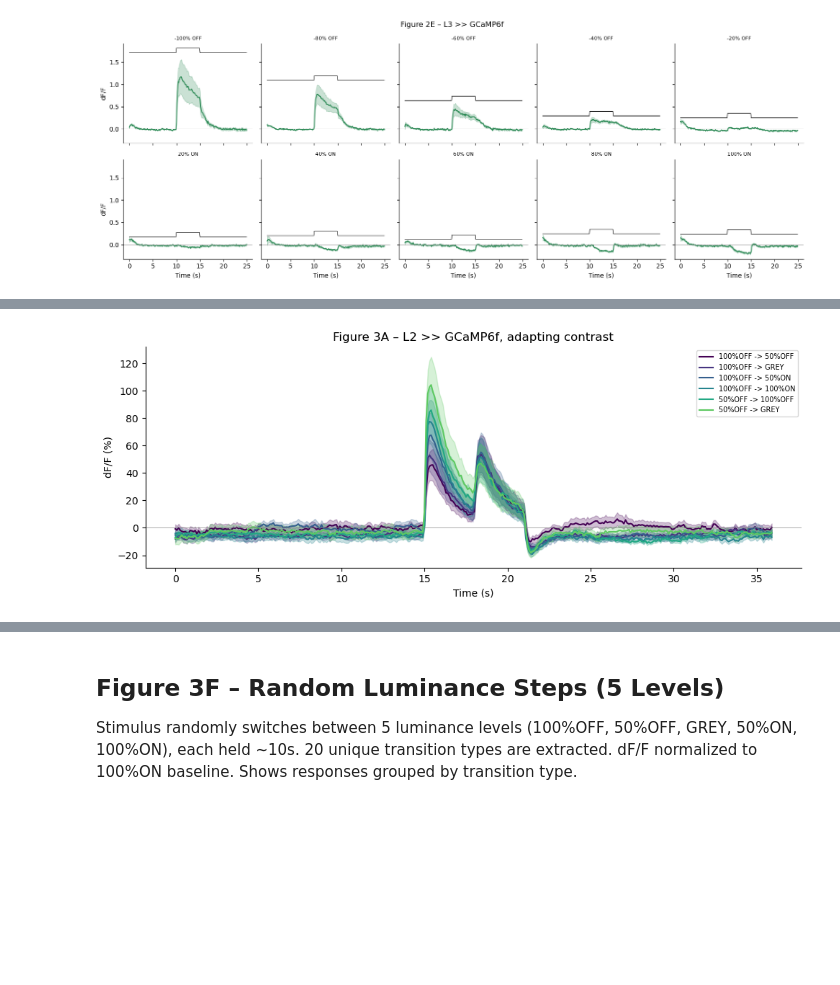
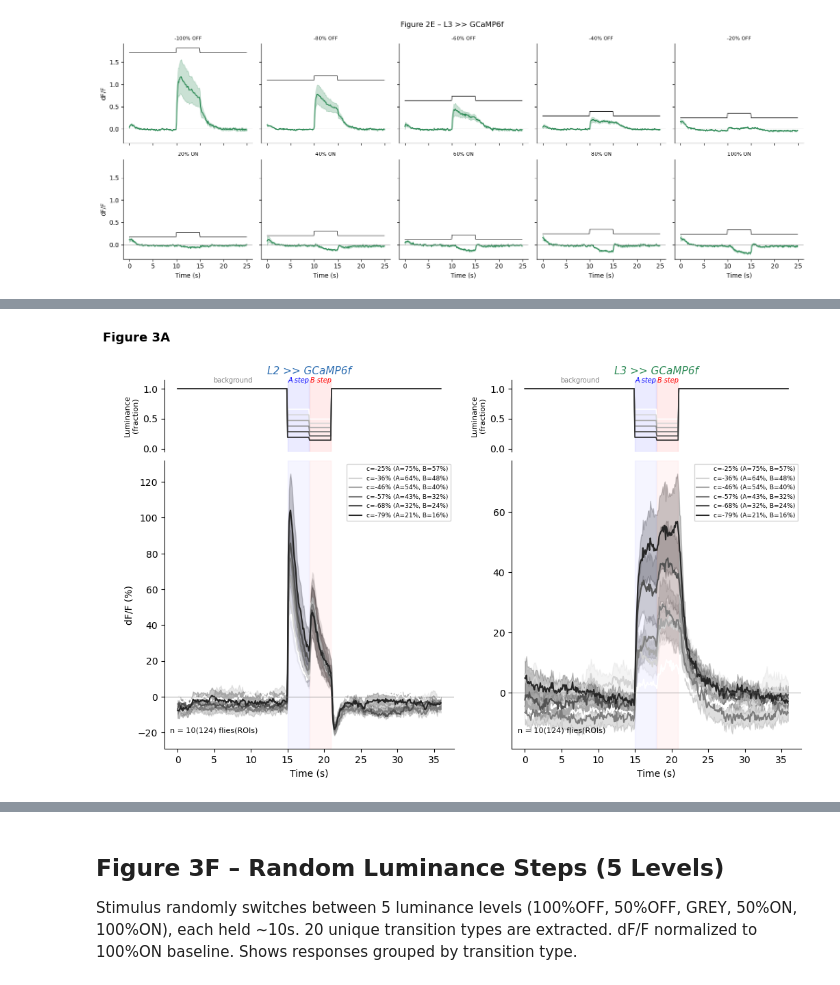
Before and after one commit to bachnguyenTE/KetkarSporar_2020_pydata, a Jupyter notebook: reproduce_figures.ipynb, the cells around one changed output, grey strips where cells are left out. Drawn from its saved outputs; the diff is of its cells as text; code cells hidden in the pictures; blank space fills up the shorter version.

Commit message:
Better label identification and extraction for OFF-OFF steps in Figure 3A

```diff
--- a/reproduce_figures.ipynb
+++ b/reproduce_figures.ipynb
@@ -225,16 +235,12 @@ Shows how the B-step response depends on the adapting background luminance.
 # %%
-adapt_epoch_labels = [
-    "100%OFF -> 50%OFF",
-    "100%OFF -> GREY",
-    "100%OFF -> 50%ON",
-    "100%OFF -> 100%ON",
-    "50%OFF -> 100%OFF",
-    "50%OFF -> GREY",
-    "50%OFF -> 50%ON",
-]
-luminance_values = [75, 64, 54, 43, 32, 21]
+colors_3a = {"L2": "#3070B3", "L3": "#2E8B57"}
+N_PLOT_EPOCHS = 6  # paper plots 6 epochs; epoch 6 excluded (no calibration)
 
-for cell_type in ["L2", "L3"]:
+fig, axes = plt.subplots(2, 2, figsize=(12, 7),
+                         gridspec_kw={"height_ratios": [1, 4], "hspace": 0.05},
+                         sharex=True)
+
+for col, cell_type in enumerate(["L2", "L3"]):
     data_dir = DATA_ROOT / "Figure3" / "Figure3A_E" / f"{cell_type}_pData"
     print(f"Loading {cell_type}...")
     roi_data = utils.load_figure_data(data_dir, summary)
@@ -249,28 +255,64 @@ for cell_type in ["L2", "L3"]:
     total_len = neg_rats.shape[2]  # 360
     t = np.arange(total_len) / utils.IRATE
 
-    # Stimulus trace: just a step pattern (background for 300 samples, then step for 60)
-    stim_pattern = np.zeros(total_len)
-    stim_pattern[300:] = 1.0
+    # Save all 7 epochs to HDF5 with corrected labels and stimulus traces
+    rats_c, fids_c, fly_m, gm, se = process_and_save(
+        h5f, f"fig3a_{cell_type}", neg_rats, neg_ids, t,
+        agg["stim_traces"],  # per-epoch stimulus traces (7, 360)
+        cell_type, "adapting_contrast_OFF_OFF",
+        roi_names=neg_names, epoch_labels=agg["epoch_labels"],
+        extra_attrs={
+            "a_luminance_pct": agg["a_luminance"],
+            "b_luminance_pct": agg["b_luminance"],
+            "a_contrast_pct": agg["a_contrast"],
+        })
 
-    rats_c, fids_c, fly_m, gm, se = process_and_save(
-        h5f, f"fig3a_{cell_type}", neg_rats, neg_ids, t, stim_pattern,
-        cell_type, "adapting_contrast_OFF_OFF",
-        roi_names=neg_names, epoch_labels=adapt_epoch_labels,
-        extra_attrs={"luminance_values_cdm2": luminance_values})
+    # --- Stimulus schematic (top row) ---
+    ax_stim = axes[0, col]
+    # Each trace now shows the two-step structure: bg → A step → B step → bg
+    for ep_idx in range(N_PLOT_EPOCHS):
+        gray_level = 1.0 - ep_idx / (N_PLOT_EPOCHS - 1) * 0.8  # lighter to darker
+        stim = agg["stim_traces"][ep_idx]
+        ax_stim.plot(t, stim, color=str(gray_level), linewidth=1.2)
+    ax_stim.set_ylabel("Luminance\n(fraction)", fontsize=8)
+    ax_stim.set_ylim(-0.05, 1.15)
+    ax_stim.set_yticks([0, 0.5, 1.0])
+    ax_stim.spines["bottom"].set_visible(False)
+    ax_stim.tick_params(bottom=False, labelbottom=False)
+    # Mark A and B step regions separately
+    ax_stim.axvspan(t[150], t[179], alpha=0.08, color="blue")
+    ax_stim.axvspan(t[180], t[209], alpha=0.08, color="red")
+    ax_stim.text(t[165], 1.1, "A step", ha="center", fontsize=7, fontstyle="italic", color="blue")
+    ax_stim.text(t[195], 1.1, "B step", ha="center", fontsize=7, fontstyle="italic", color="red")
+    ax_stim.text(t[75], 1.1, "background", ha="center", fontsize=7, color="gray")
+    ax_stim.set_title(f"{cell_type} >> GCaMP6f", fontsize=11,
+                      color=colors_3a[cell_type], fontstyle="italic")
 
-    # Plot: overlay all epoch combinations (skip the baseline epoch)
-    fig, ax = plt.subplots(figsize=(10, 4))
-    epoch_colors = plt.cm.viridis(np.linspace(0, 0.9, 7))
-    for ep_idx in range(min(6, gm.shape[0])):  # plot first 6 (skip 7th if partial)
-        plot_err_patch(ax, t, gm[ep_idx] * 100, se[ep_idx] * 100,
-                       epoch_colors[ep_idx], label=adapt_epoch_labels[ep_idx])
-    ax.axhline(0, color="gray", linewidth=0.5)
-    ax.set_xlabel("Time (s)")
-    ax.set_ylabel("dF/F (%)")
-    ax.set_title(f"Figure 3A – {cell_type} >> GCaMP6f, adapting contrast")
-    ax.legend(fontsize=7, loc="upper right")
-    plt.tight_layout()
-    plt.show()
+    # --- Calcium traces (bottom row) ---
+    ax_ca = axes[1, col]
+    # Grayscale: darker trace = larger OFF step (matching paper)
+    for ep_idx in range(N_PLOT_EPOCHS):
+        gray_level = 1.0 - ep_idx / (N_PLOT_EPOCHS - 1) * 0.85
+        color = str(gray_level)
+        label = agg["epoch_labels"][ep_idx]
+        plot_err_patch(ax_ca, t, gm[ep_idx] * 100, se[ep_idx] * 100,
+                       color, label=label)
+
+    # Shading for A and B step regions
+    ax_ca.axvspan(t[150], t[179], alpha=0.04, color="blue")
+    ax_ca.axvspan(t[180], t[209], alpha=0.04, color="red")
+
+    ax_ca.axhline(0, color="gray", linewidth=0.5)
+    ax_ca.set_xlabel("Time (s)")
+    if col == 0:
+        ax_ca.set_ylabel("dF/F (%)")
+    ax_ca.legend(fontsize=6.5, loc="upper right", framealpha=0.8)
+    ax_ca.text(0.02, 0.05,
+               f"n = {len(np.unique(fids_c))}({len(rats_c)}) flies(ROIs)",
+               transform=ax_ca.transAxes, fontsize=8, va="bottom")
+
+fig.suptitle("Figure 3A", fontsize=13, x=0.05, ha="left", fontweight="bold")
+plt.tight_layout()
+plt.show()
 # %% [output]
 Loading L2...
@@ -278 +322 @@ Loading L2...
-[figure, old version]
+[figure, new version]
```
Also changed, not shown: parts of 5 cells of this notebook, 2 other files.
